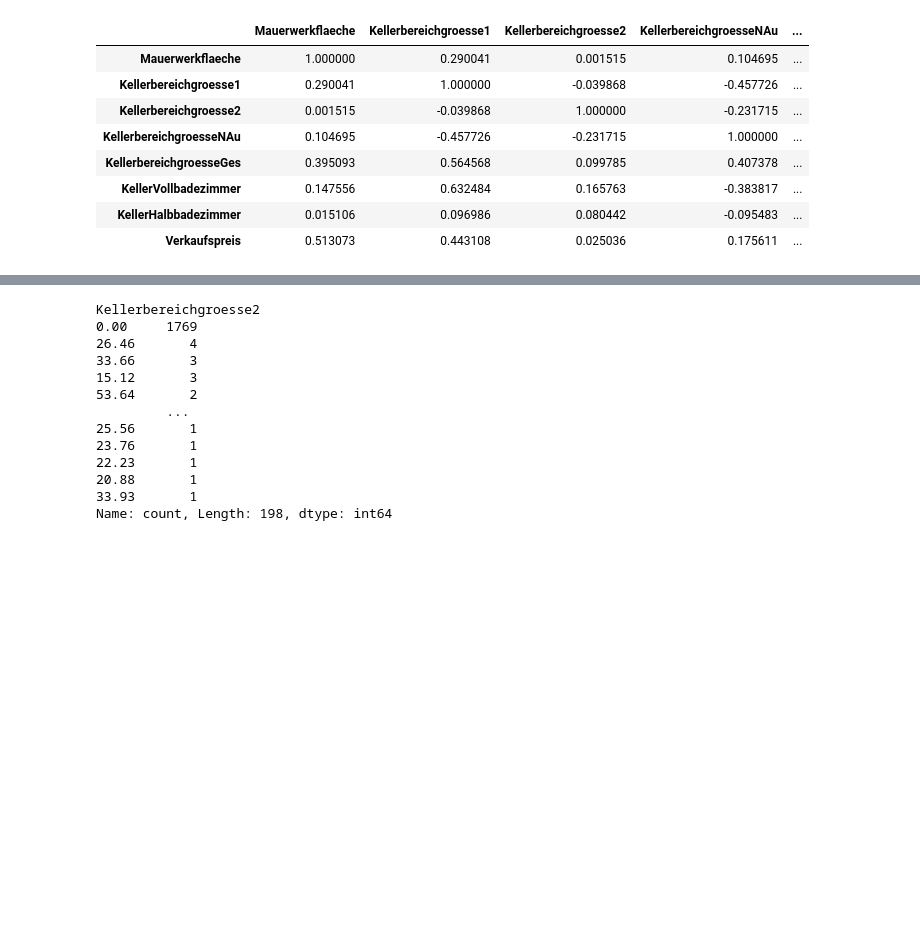
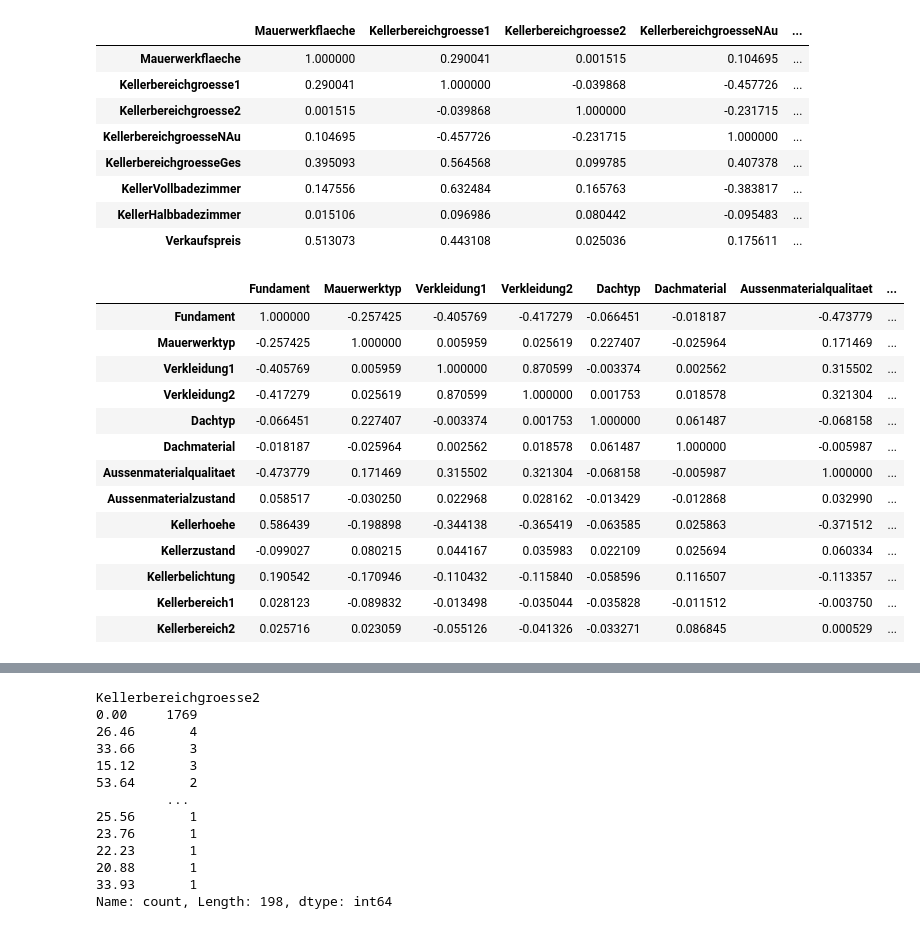
Before and after one commit to FlowBYRN/ml_hackathon, a Jupyter notebook: Analyze_flo.ipynb, the cells around one changed output, grey strips where cells are left out. Drawn from its saved outputs; the diff is of its cells as text; code cells hidden in the pictures; blank space fills up the shorter version.

```diff
--- a/Analyze_flo.ipynb
+++ b/Analyze_flo.ipynb
@@ -135,3 +151,28 @@ calculate_correlation(df_20_2)
 | KellerVollbadezimmer | 0.147556 | 0.632484 | 0.165763 | -0.383817 | ... |
 | KellerHalbbadezimmer | 0.015106 | 0.096986 | 0.080442 | -0.095483 | ... |
 | Verkaufspreis | 0.513073 | 0.443108 | 0.025036 | 0.175611 | ... |
+# %%
+def calculate_correlation_non_numeric(df):
+    df = df.select_dtypes(exclude=['float64', 'int64'])
+    # Convert non-numeric columns to ranks
+    for col in df.columns:
+        df[col] = df[col].rank(method='min')
+    corr = df.corr(method='spearman')
+    return corr
+
+calculate_correlation_non_numeric(df_20_2)
+# %% [output]
+|  | Fundament | Mauerwerktyp | Verkleidung1 | Verkleidung2 | Dachtyp | Dachmaterial | Aussenmaterialqualitaet | ... |
+| Fundament | 1.000000 | -0.257425 | -0.405769 | -0.417279 | -0.066451 | -0.018187 | -0.473779 | ... |
+| Mauerwerktyp | -0.257425 | 1.000000 | 0.005959 | 0.025619 | 0.227407 | -0.025964 | 0.171469 | ... |
+| Verkleidung1 | -0.405769 | 0.005959 | 1.000000 | 0.870599 | -0.003374 | 0.002562 | 0.315502 | ... |
+| Verkleidung2 | -0.417279 | 0.025619 | 0.870599 | 1.000000 | 0.001753 | 0.018578 | 0.321304 | ... |
+| Dachtyp | -0.066451 | 0.227407 | -0.003374 | 0.001753 | 1.000000 | 0.061487 | -0.068158 | ... |
+| Dachmaterial | -0.018187 | -0.025964 | 0.002562 | 0.018578 | 0.061487 | 1.000000 | -0.005987 | ... |
+| Aussenmaterialqualitaet | -0.473779 | 0.171469 | 0.315502 | 0.321304 | -0.068158 | -0.005987 | 1.000000 | ... |
+| Aussenmaterialzustand | 0.058517 | -0.030250 | 0.022968 | 0.028162 | -0.013429 | -0.012868 | 0.032990 | ... |
+| Kellerhoehe | 0.586439 | -0.198898 | -0.344138 | -0.365419 | -0.063585 | 0.025863 | -0.371512 | ... |
+| Kellerzustand | -0.099027 | 0.080215 | 0.044167 | 0.035983 | 0.022109 | 0.025694 | 0.060334 | ... |
+| Kellerbelichtung | 0.190542 | -0.170946 | -0.110432 | -0.115840 | -0.058596 | 0.116507 | -0.113357 | ... |
+| Kellerbereich1 | 0.028123 | -0.089832 | -0.013498 | -0.035044 | -0.035828 | -0.011512 | -0.003750 | ... |
+| Kellerbereich2 | 0.025716 | 0.023059 | -0.055126 | -0.041326 | -0.033271 | 0.086845 | 0.000529 | ... |
```
Also changed, not shown: parts of 9 cells of this notebook.
